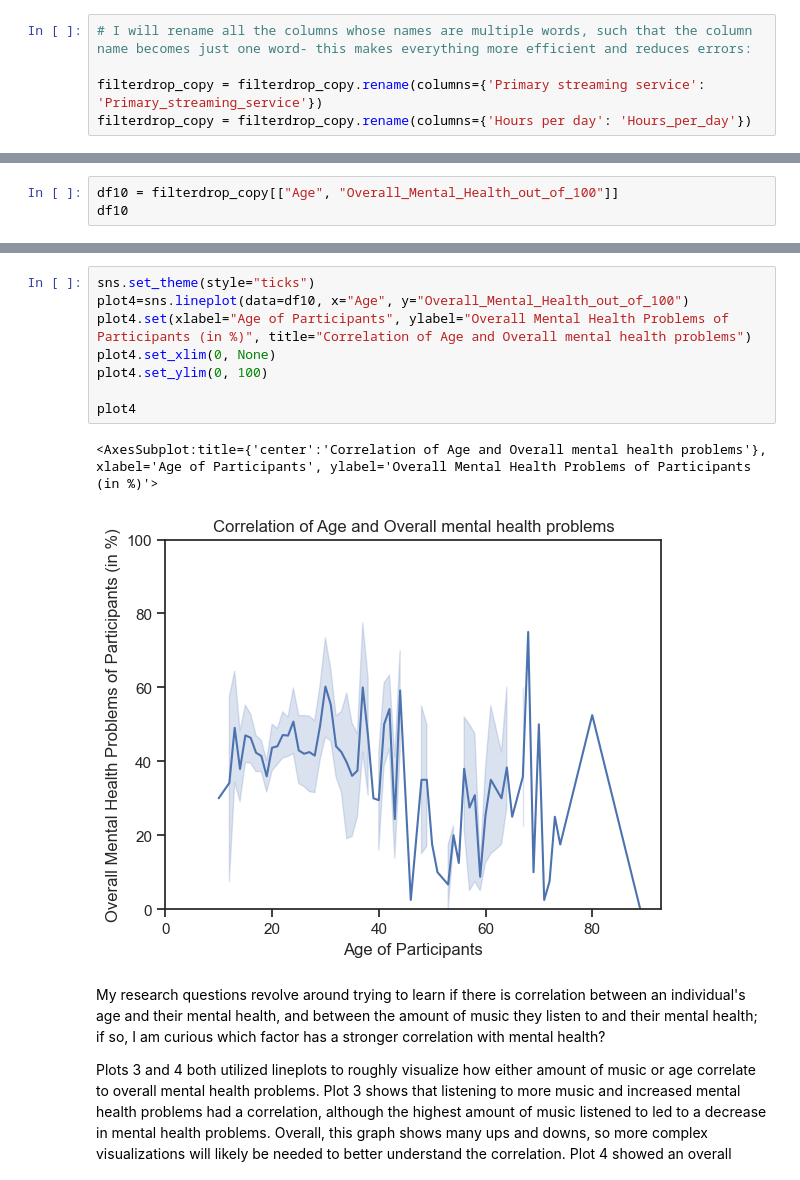
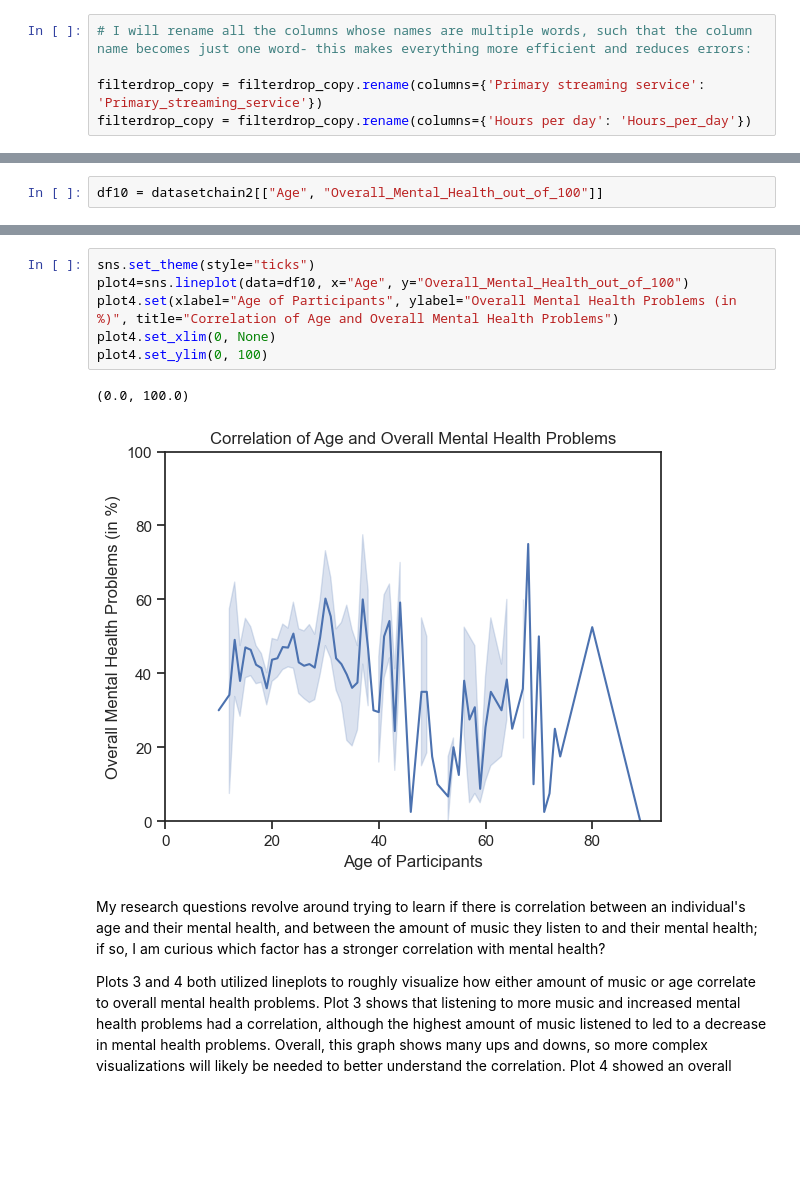
Before and after one commit to ubco-W2022T2-data301/project-group-group12, a Jupyter notebook: analysis/analysisZainab.ipynb, the cells around one changed output, grey strips where cells are left out. Drawn from its saved outputs; the diff is of its cells as text; blank space fills up the shorter version.

```diff
--- a/analysis/analysisZainab.ipynb
+++ b/analysis/analysisZainab.ipynb
@@ -411,3 +201,2 @@ df9
 # %%
-df10 = filterdrop_copy[["Age", "Overall_Mental_Health_out_of_100"]]
-df10
+df10 = datasetchain2[["Age", "Overall_Mental_Health_out_of_100"]]
@@ -441,14 +214,12 @@ plot3
 # %%
 sns.set_theme(style="ticks")
 plot4=sns.lineplot(data=df10, x="Age", y="Overall_Mental_Health_out_of_100")
-plot4.set(xlabel="Age of Participants", ylabel="Overall Mental Health Problems of Participants (in %)", title="Correlation of Age and Overall mental health problems")
+plot4.set(xlabel="Age of Participants", ylabel="Overall Mental Health Problems (in %)", title="Correlation of Age and Overall Mental Health Problems")
 plot4.set_xlim(0, None)
 plot4.set_ylim(0, 100)
-
-plot4
 # %% [output]
-<AxesSubplot:title={'center':'Correlation of Age and Overall mental health problems'}, xlabel='Age of Participants', ylabel='Overall Mental Health Problems of Participants (in %)'>
+(0.0, 100.0)
-[figure, old version]
+[figure, new version]
 # %% [markdown]
 My research questions revolve around trying to learn if there is correlation between an individual's age and their mental health, and between the amount of music they listen to and their mental health; if so, I am curious which factor has a stronger correlation with mental health?
 
```
Also changed, not shown: parts of 71 cells of this notebook, 1 other file.
